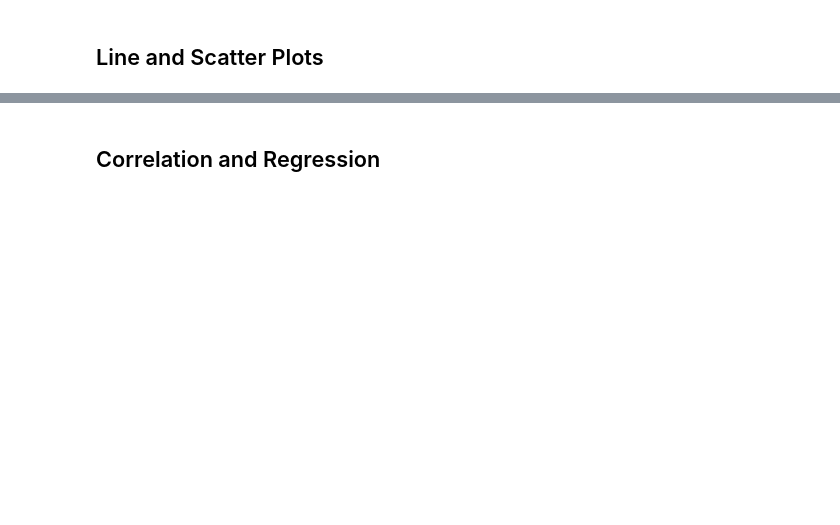
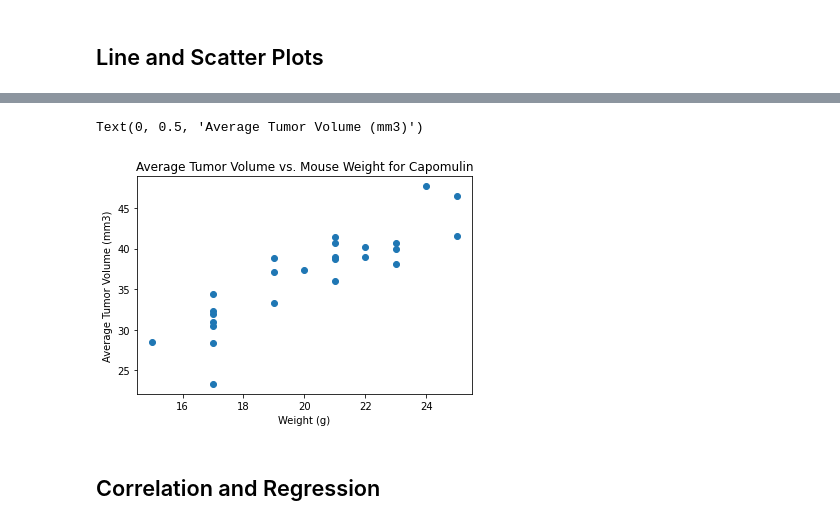
Before and after one commit to ntarver0409/pharmAnalysis, a Jupyter notebook: Pymaceuticals/pharmAnalysis.ipynb, the cells around one changed output, grey strips where cells are left out. Saved outputs shown, nothing was run; the diff lists cells and outputs as text; code cells hidden in the pictures; blank space fills up the shorter version.

```diff
--- a/Pymaceuticals/pharmAnalysis.ipynb
+++ b/Pymaceuticals/pharmAnalysis.ipynb
@@ -280,2 +404,24 @@ Text(0, 0.5, 'Percentage')
+# %%
+# Generate a scatter plot of average tumor volume vs. mouse weight for the Capomulin regimen
+tumorDf = capMiceDf.groupby(["Mouse ID"])
+
+avgTumor = tumorDf["Tumor Volume (mm3)"].mean()
+
+avgTumorDf = pd.DataFrame({"Average Tumor Volume (mm3)": avgTumor})
+
+capAvgDf = pd.merge(capMiceDf, avgTumorDf, on="Mouse ID")
+
+capAvgTumor = capAvgDf.drop_duplicates(subset=['Mouse ID'], keep = 'last')
+
+plt.scatter(capAvgTumor.iloc[:,4],capAvgTumor.iloc[:,6])
+
+plt.title("Average Tumor Volume vs. Mouse Weight for Capomulin")
+
+plt.xlabel("Weight (g)")
+
+plt.ylabel("Average Tumor Volume (mm3)")
+# %% [output]
+Text(0, 0.5, 'Average Tumor Volume (mm3)')
+[figure, added]
 # %% [markdown]
 ## Correlation and Regression
```
Also changed, not shown: parts of 15 cells of this notebook.
